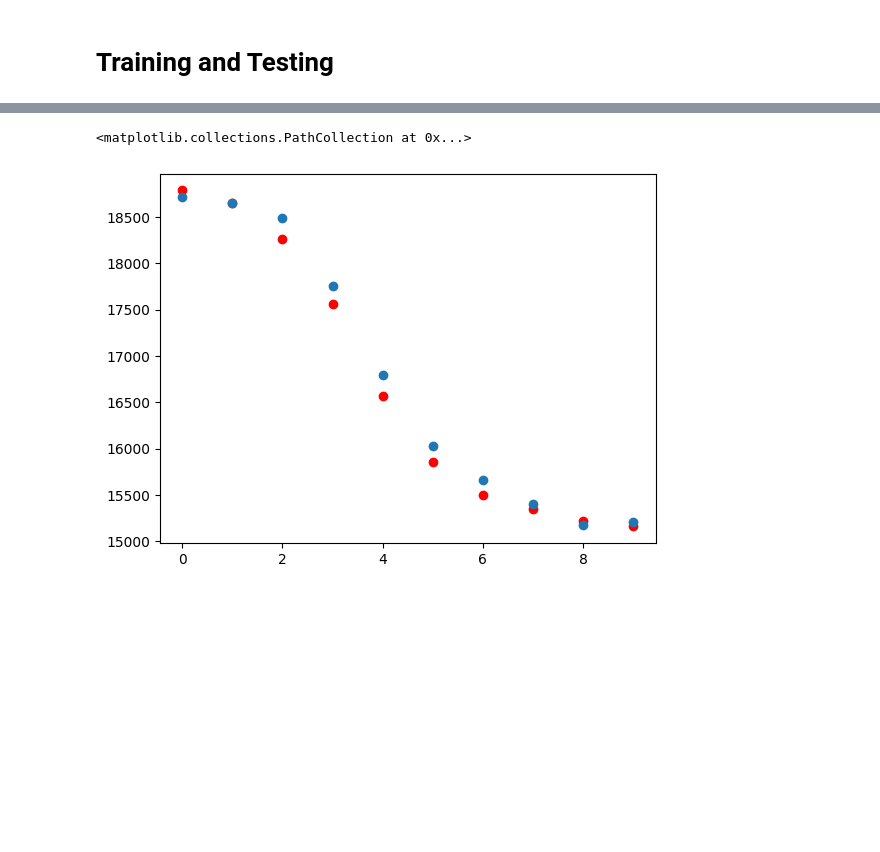
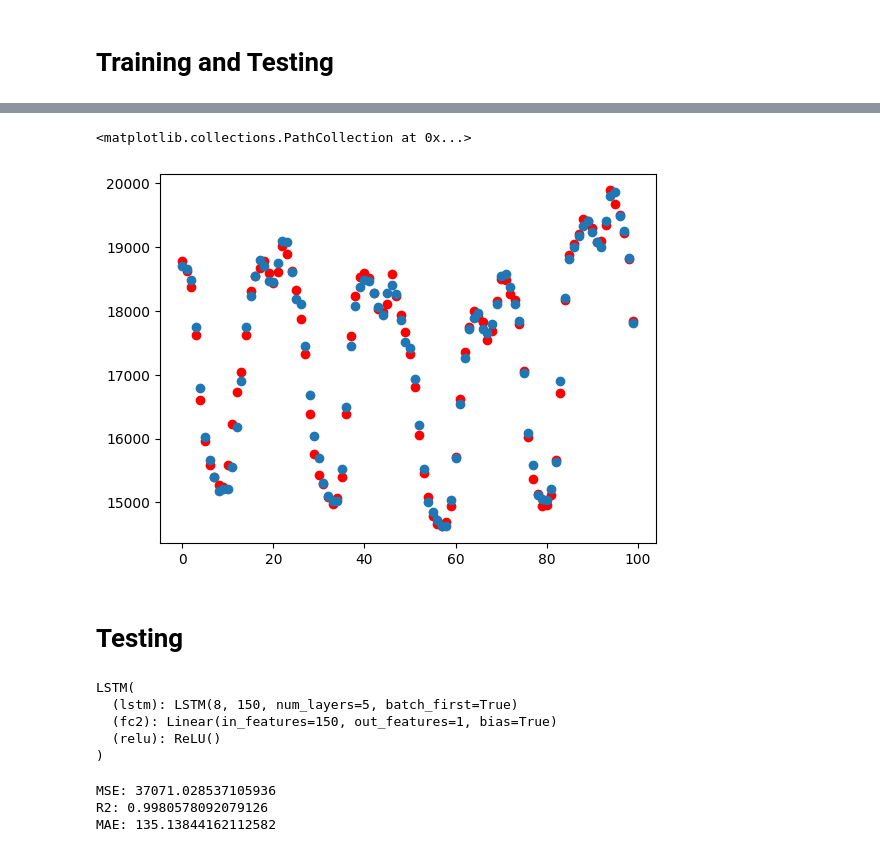
Before and after one commit to PhilJ0ly/EnergyNeedPrediction, a Jupyter notebook: models/lstm.ipynb, the cells around one changed output, grey strips where cells are left out. Cells and saved outputs as stored; diff of their text form; code cells hidden in the pictures; blank space fills up the shorter version.

```diff
--- a/models/lstm.ipynb
+++ b/models/lstm.ipynb
@@ -193,7 +193,7 @@ class LSTM(nn.Module):
             return y_pred
 
     def save_model(self, name):
-        time = dt.now().strftime("%y-%m-%d_%H:%M")
+        time = dt.now().strftime("%y-%m-%d_%H-%M")
         f = f"../trainedModels/{name}_{time}.pth"
         torch.save(self.state_dict(), f)
 # %% [markdown]
@@ -203,5 +203,5 @@ X, X_val, X_test, y, y_val, y_test = LSTM.data_split(df=data, train_perc=85, tes
 
 model = LSTM(input_size=X.shape[2], output_size=1, num_layers=5, hidden_size=150)
 # %%
-model.fit(X_train=X, y_train=y, X_val=X_val, y_val=y_val, num_epochs=500, batch_num=2, lr=0.001)
+model.fit(X_train=X, y_train=y, X_val=X_val, y_val=y_val, num_epochs=750, batch_num=2, lr=0.001)
 # %% [output]
@@ -227,13 +228,13 @@ MAE: 107.56228279286356
 # %%
 s=800
 # l =y_pred.shape[0]
-l=10
+l=100
 ind = np.zeros(l)
 for i in range(l):
     ind[i] = i
 plt.scatter(ind, y_pred[s:s+l],color="red")
 plt.scatter(ind, y_val[s:s+l])
 # %% [output]
 <matplotlib.collections.PathCollection at 0x...>
-[figure, old version]
+[figure, new version]
 # %%
@@ -240,0 +242,22 @@ model.save_model(f"../trainedModels/lstm_5x150hid_24win")
+# %% [markdown]
+# Testing
+# %%
+X, X_val, X_test, y, y_val, y_test = LSTM.data_split(df=data, train_perc=85, test_perc=7, window_size=24)
+loaded_model = LSTM(input_size=X.shape[2], output_size=1, num_layers=5, hidden_size=150)
+
+f="../../trainedModels/lstm_5x150hid_24win_24-03-18_00-47.pth"
+loaded_model.load_state_dict(torch.load(f))
+loaded_model.eval()
+# %% [output]
+LSTM(
+  (lstm): LSTM(8, 150, num_layers=5, batch_first=True)
+  (fc2): Linear(in_features=150, out_features=1, bias=True)
+  (relu): ReLU()
+)
+# %%
+loaded_model.getScale(X)
+y_pred = loaded_model.test_score(X_test=X_test, y_test=y_test, scaled=False)
+# %% [output]
+MSE: 37071.028537105936
+R2: 0.9980578092079126
+MAE: 135.13844162112582
```
Also changed, not shown: parts of 3 cells of this notebook, 17 other files.
